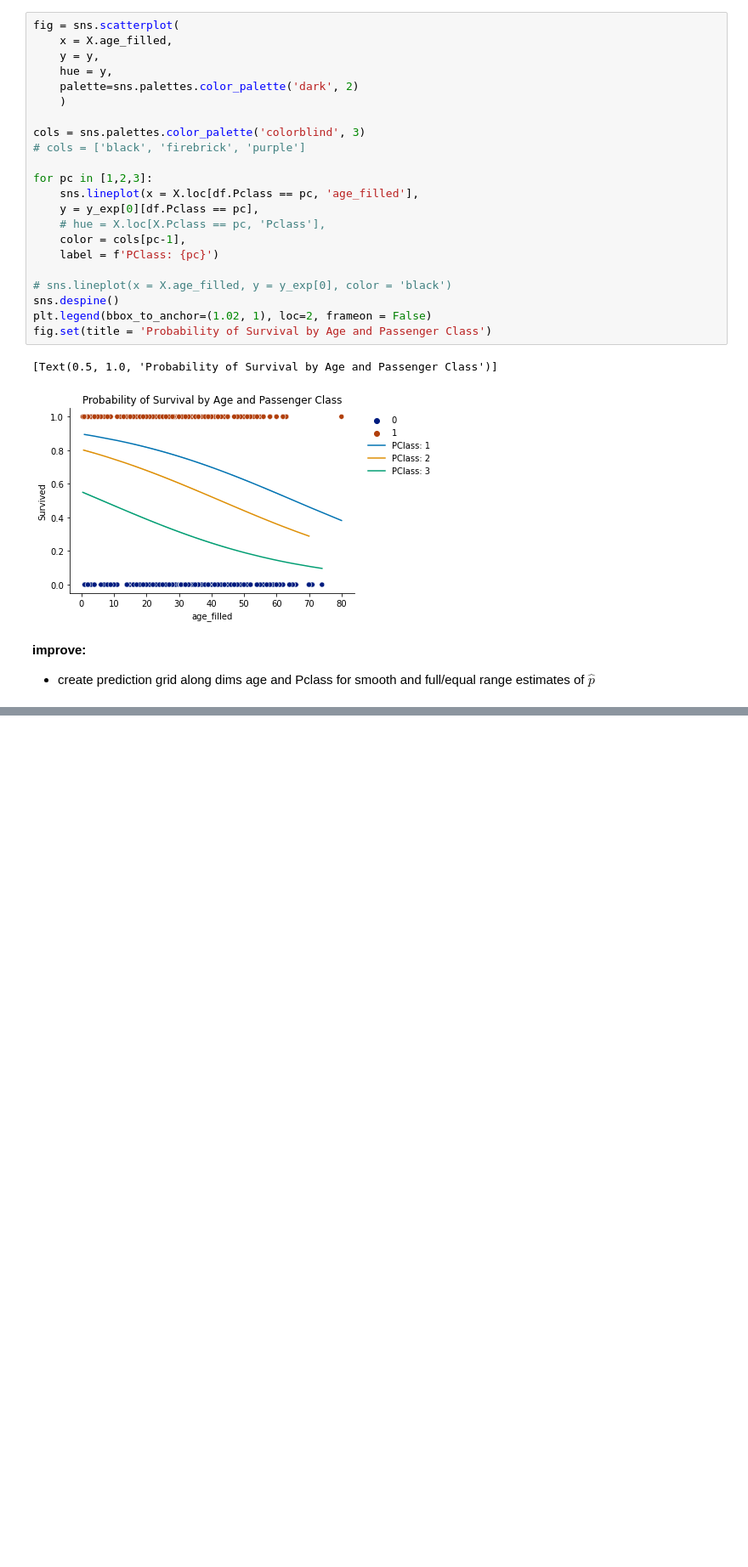
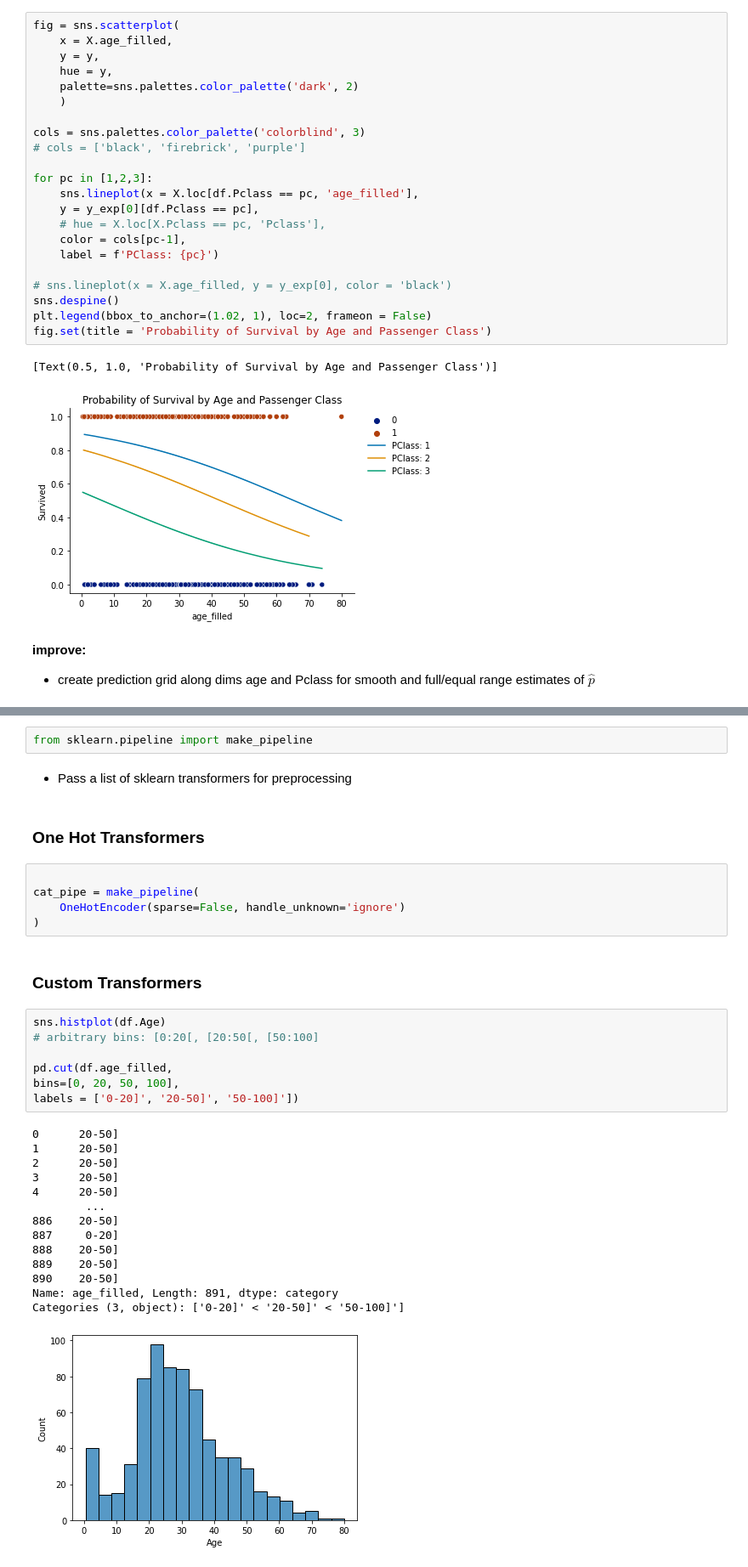
Before and after one commit to the-Hull/p045_spiced_projects, a Jupyter notebook: 02_week/01_exercises/2_ml_exercise.ipynb, the cells around one changed output, grey strips where cells are left out. Shown at 85% size. Cells and saved outputs as stored; diff of their text form; blank space fills up the shorter version.

Commit message:
testing pipeline

```diff
--- a/02_week/01_exercises/2_ml_exercise.ipynb
+++ b/02_week/01_exercises/2_ml_exercise.ipynb
@@ -563,0 +646,35 @@ fig.set(title = 'Probability of Survival by Age and Passenger Class')
+# %%
+from sklearn.pipeline import make_pipeline
+# %% [markdown]
+- Pass a list of sklearn transformers for preprocessing
+# %% [markdown]
+### One Hot Transformers
+# %%
+
+cat_pipe = make_pipeline(
+    OneHotEncoder(sparse=False, handle_unknown='ignore')
+)
+# %% [markdown]
+### Custom Transformers
+# %%
+sns.histplot(df.Age)
+# arbitrary bins: [0:20[, [20:50[, [50:100]
+
+pd.cut(df.age_filled,
+bins=[0, 20, 50, 100],
+labels = ['0-20]', '20-50]', '50-100]'])
+# %% [output]
+0      20-50]
+1      20-50]
+2      20-50]
+3      20-50]
+4      20-50]
+        ...
+886    20-50]
+887     0-20]
+888    20-50]
+889    20-50]
+890    20-50]
+Name: age_filled, Length: 891, dtype: category
+Categories (3, object): ['0-20]' < '20-50]' < '50-100]']
+[figure, added]
```
Also changed, not shown: parts of 26 cells of this notebook.
